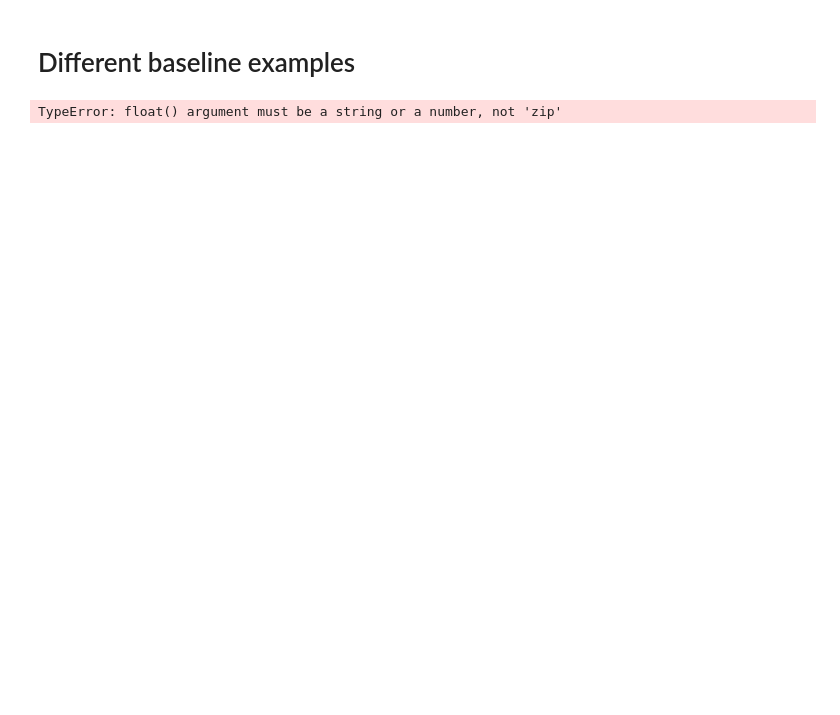
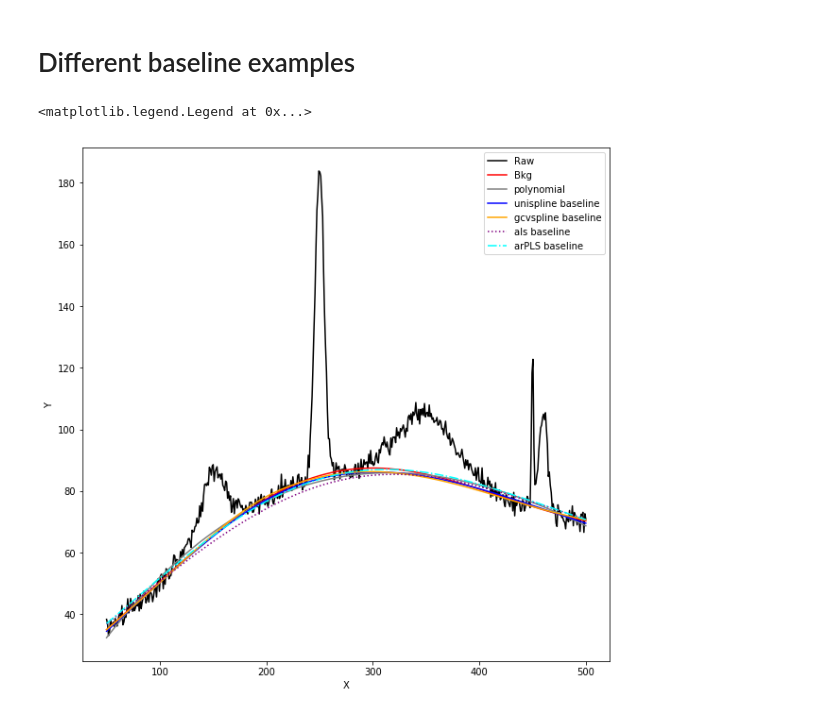
Before and after one commit to charlesll/rampy, a Jupyter notebook: examples/baseline_fit.ipynb, the cells around one changed output. Saved outputs shown, nothing was run; the diff lists cells and outputs as text; code cells hidden in the pictures; blank space fills up the shorter version.

Commit message:
rampy v0.2.3

```diff
--- a/examples/baseline_fit.ipynb
+++ b/examples/baseline_fit.ipynb
@@ -40,25 +41,31 @@ plot(x,y_obs,"r-")
 # %% [markdown]
 # Different baseline examples
 # %%
-spectrum = np.transpose(np.vstack((x,y_obs)))
-
 # need to define some fitting regions for the spline
 roi = np.array([[0,100],[200,220],[280, 290],[420,430],[480,500]])
 
+# calculating the baselines
+ycalc_poly, base_poly = rampy.baseline(x,y,roi,'poly',polynomial_order=3 )
+ycalc_gcvspl, base_gcvspl = rampy.baseline(x,y,roi,'gcvspline',s=0.1 )
+ycalc_uni, base_uni = rampy.baseline(x,y,roi,'unispline',s=1e0)
+ycalc_als, base_als = rampy.baseline(x,y,roi,'als',lam=10**7,p=0.05)
+ycalc_arpls, base_arpsl = rampy.baseline(x,y,roi,'arPLS',lam=10**7,ratio=0.0001)
 
-ycalc_gcvspl, base_gcvspl = rampy.baseline(spectrum,roi,'gcvspline',s=100.0 )
-ycalc_rub, base_rub = rampy.baseline(spectrum,roi,'rubberband')
-ycalc_als, base_als = rampy.baseline(spectrum,roi,'als',lam=10**6,p=0.05)
-ycalc_arpls, base_arpsl = rampy.baseline(spectrum,roi,'arPLS',lam=10**6,ratio=0.001)
+# doing the figure
+figure(figsize=(10,10))
+plot(x,y,"k-",label="Raw")
+plot(x,bkg,"r-",label="Bkg")
 
-figure(figsize=(10,10))
-plot(spectrum[:,0],spectrum[:,1],"k-",label="Raw")
-plot(base_gcvspl[:,0],base_gcvspl[:,1],"r-",label="gcvspline baseline")
-#plot(base_rub[:,0],base_rub[:,1],"b-",label="rubberband baseline")
-plot(base_als[:,0],base_als[:,1],"-",color="purple",label="als baseline")
-plot(base_arpsl[:,0],base_arpsl[:,1],"-.",color="cyan",label="arPLS baseline")
+plot(x,base_poly,"-",color="grey",label="polynomial")
+plot(x,base_uni,"b-",label="unispline baseline")
+plot(x,base_gcvspl,"-",color="orange",label="gcvspline baseline")
+plot(x,base_als,":",color="purple",label="als baseline")
+plot(x,base_arpsl,"-.",color="cyan",label="arPLS baseline")
 
 xlabel("X")
 ylabel("Y")
+
+legend()
 # %% [output]
-TypeError: float() argument must be a string or a number, not 'zip'
+<matplotlib.legend.Legend at 0x...>
+[figure, added]
```
Also changed, not shown: parts of 4 cells of this notebook, 7 other files.
